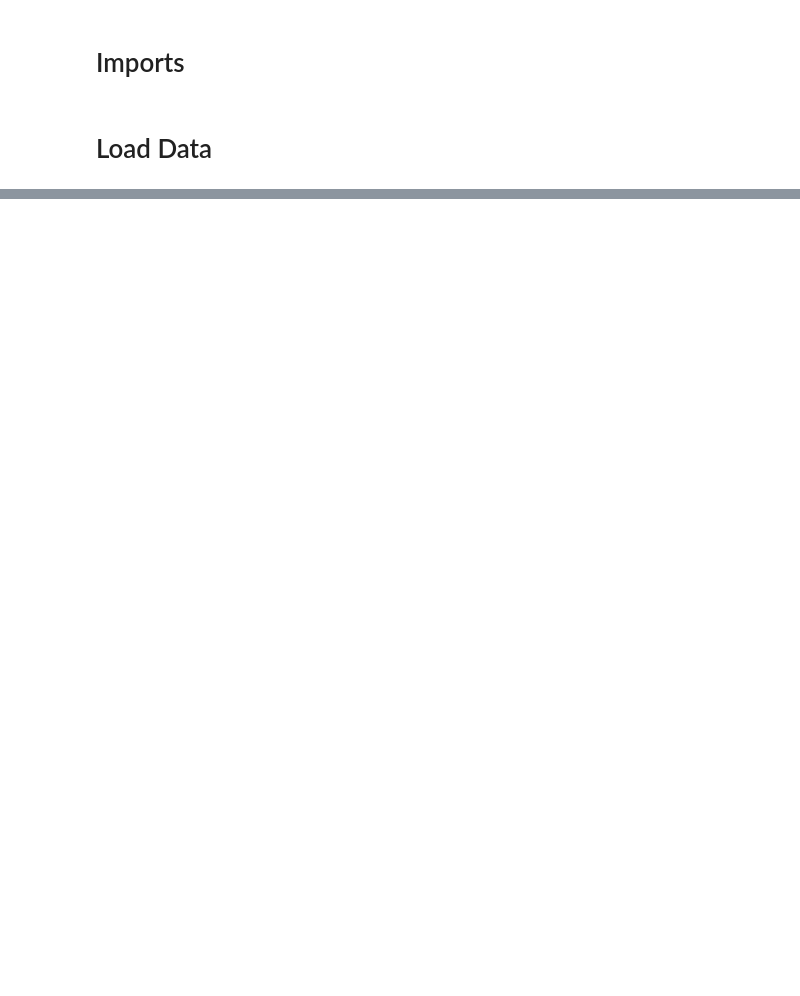
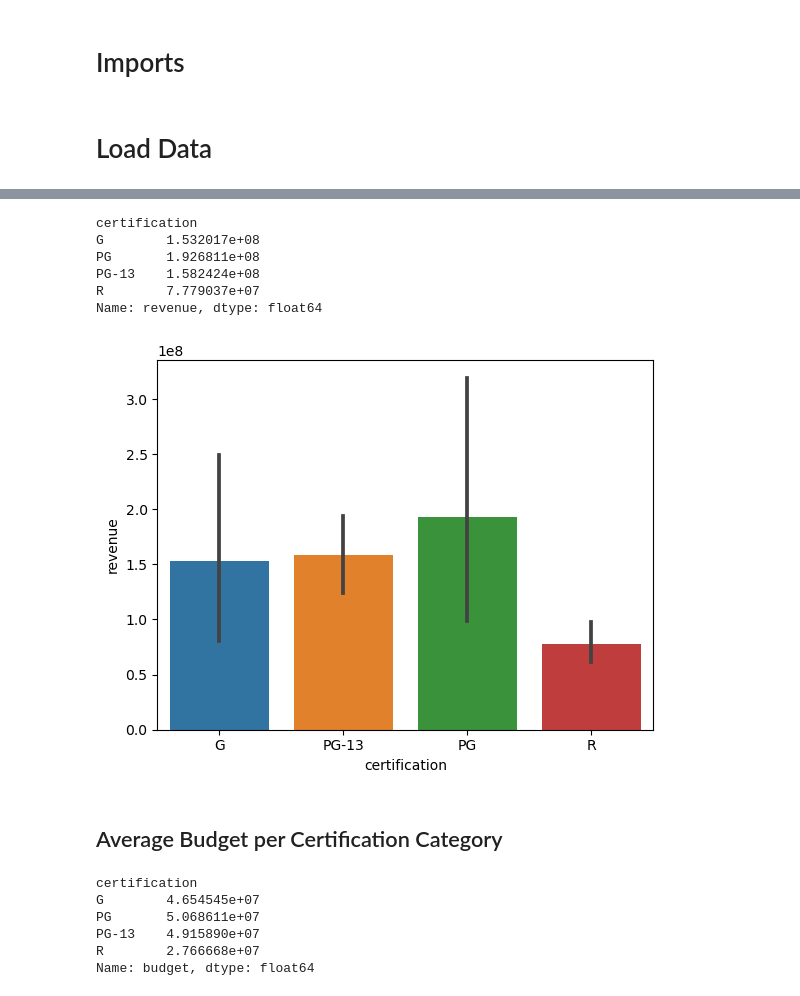
Before and after one commit to jamesbelk0/IMDB_MySQL_Database, a Jupyter notebook: Exploratory_Data_Analysis.ipynb, the cells around one changed output, grey strips where cells are left out. Saved outputs shown, nothing was run; the diff lists cells and outputs as text; code cells hidden in the pictures; blank space fills up the shorter version.

```diff
--- a/Exploratory_Data_Analysis.ipynb
+++ b/Exploratory_Data_Analysis.ipynb
@@ -18,0 +60,27 @@ year_2000
+# %%
+df.groupby('certification')['revenue'].mean().round(5)
+# %% [output]
+certification
+G        1.532017e+08
+PG       1.926811e+08
+PG-13    1.582424e+08
+R        7.779037e+07
+Name: revenue, dtype: float64
+# %%
+sns.barplot(x='certification',
+           y='revenue',
+           data = df)
+plt.show();
+# %% [output]
+[figure, added]
+# %% [markdown]
+## Average Budget per Certification Category
+# %%
+df.groupby('certification')['budget'].mean()
+# %% [output]
+certification
+G        4.654545e+07
+PG       5.068611e+07
+PG-13    4.915890e+07
+R        2.766668e+07
+Name: budget, dtype: float64
```
Also changed, not shown: parts of 13 cells of this notebook, 4 other files.
